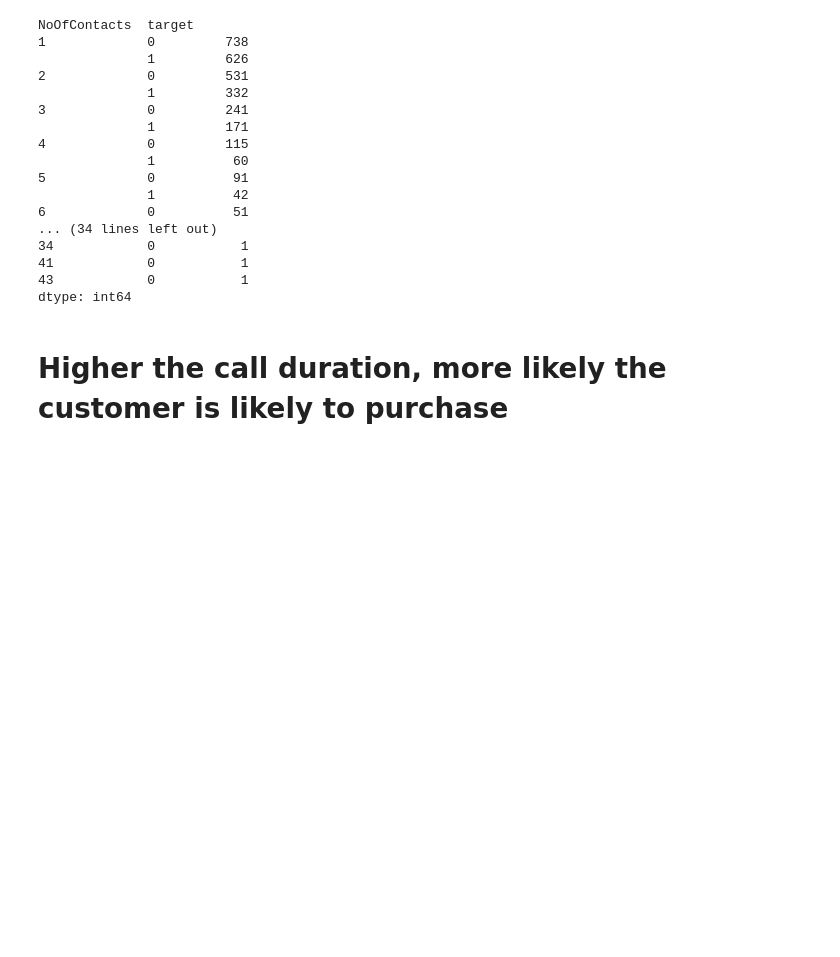
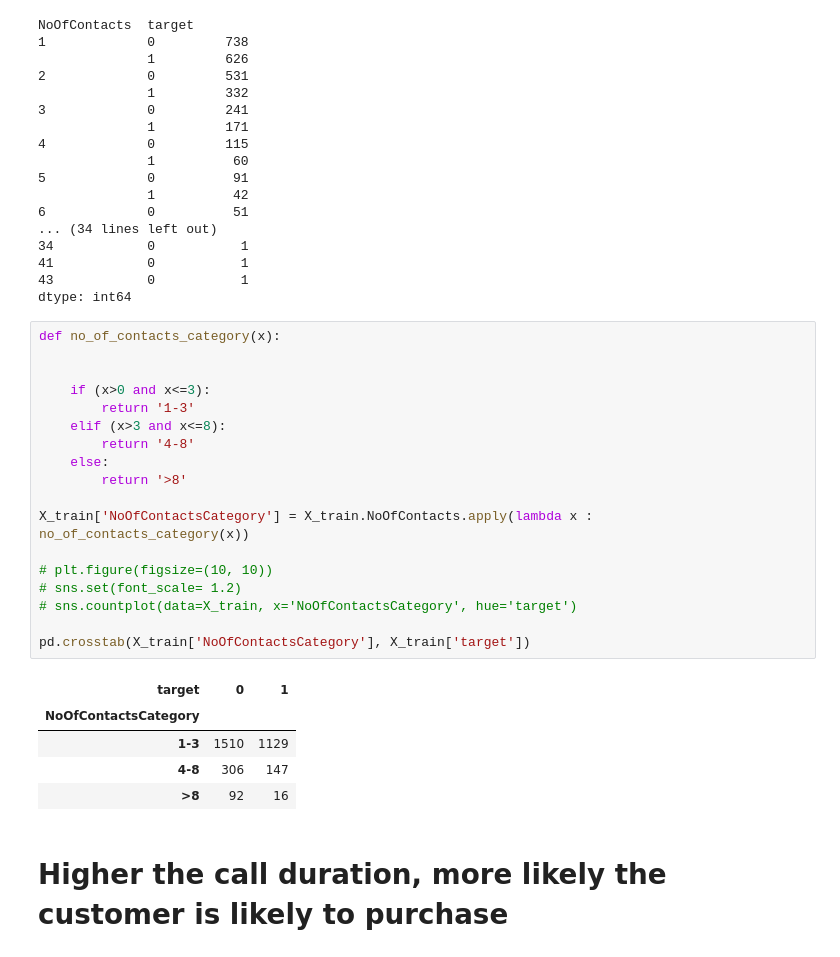
Before and after one commit to VigneshTCD/car_insurance_analysis, a Jupyter notebook: notebooks/EDA.ipynb, the cells around one changed output. Saved outputs shown, nothing was run; the diff lists cells and outputs as text; blank space fills up the shorter version.

```diff
--- a/notebooks/EDA.ipynb
+++ b/notebooks/EDA.ipynb
@@ -657,6 +686,30 @@ NoOfContacts  target
 41            0           1
 43            0           1
 dtype: int64
+# %%
+def no_of_contacts_category(x):
+
+
+    if (x>0 and x<=3):
+        return '1-3'
+    elif (x>3 and x<=8):
+        return '4-8'
+    else:
+        return '>8'
+
+X_train['NoOfContactsCategory'] = X_train.NoOfContacts.apply(lambda x : no_of_contacts_category(x))
+
+# plt.figure(figsize=(10, 10))
+# sns.set(font_scale= 1.2)
+# sns.countplot(data=X_train, x='NoOfContactsCategory', hue='target')
+
+pd.crosstab(X_train['NoOfContactsCategory'], X_train['target'])
+# %% [output]
+| target | 0 | 1 |
+| NoOfContactsCategory |  |  |
+| 1-3 | 1510 | 1129 |
+| 4-8 | 306 | 147 |
+| >8 | 92 | 16 |
 # %% [markdown]
 # Higher the call duration, more likely the customer is likely to purchase
 # %%
```
Also changed, not shown: parts of 9 cells of this notebook, 2 other files.
